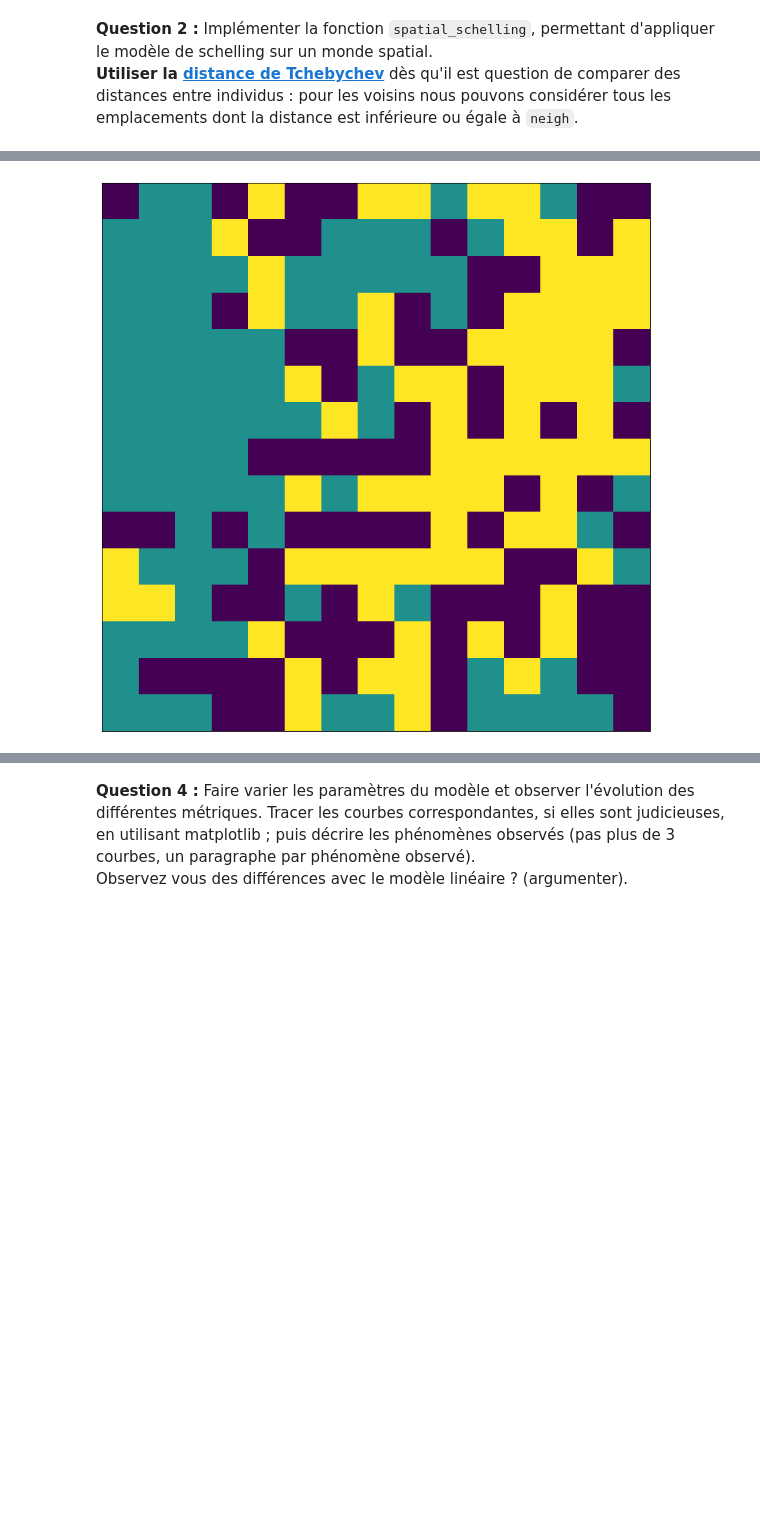
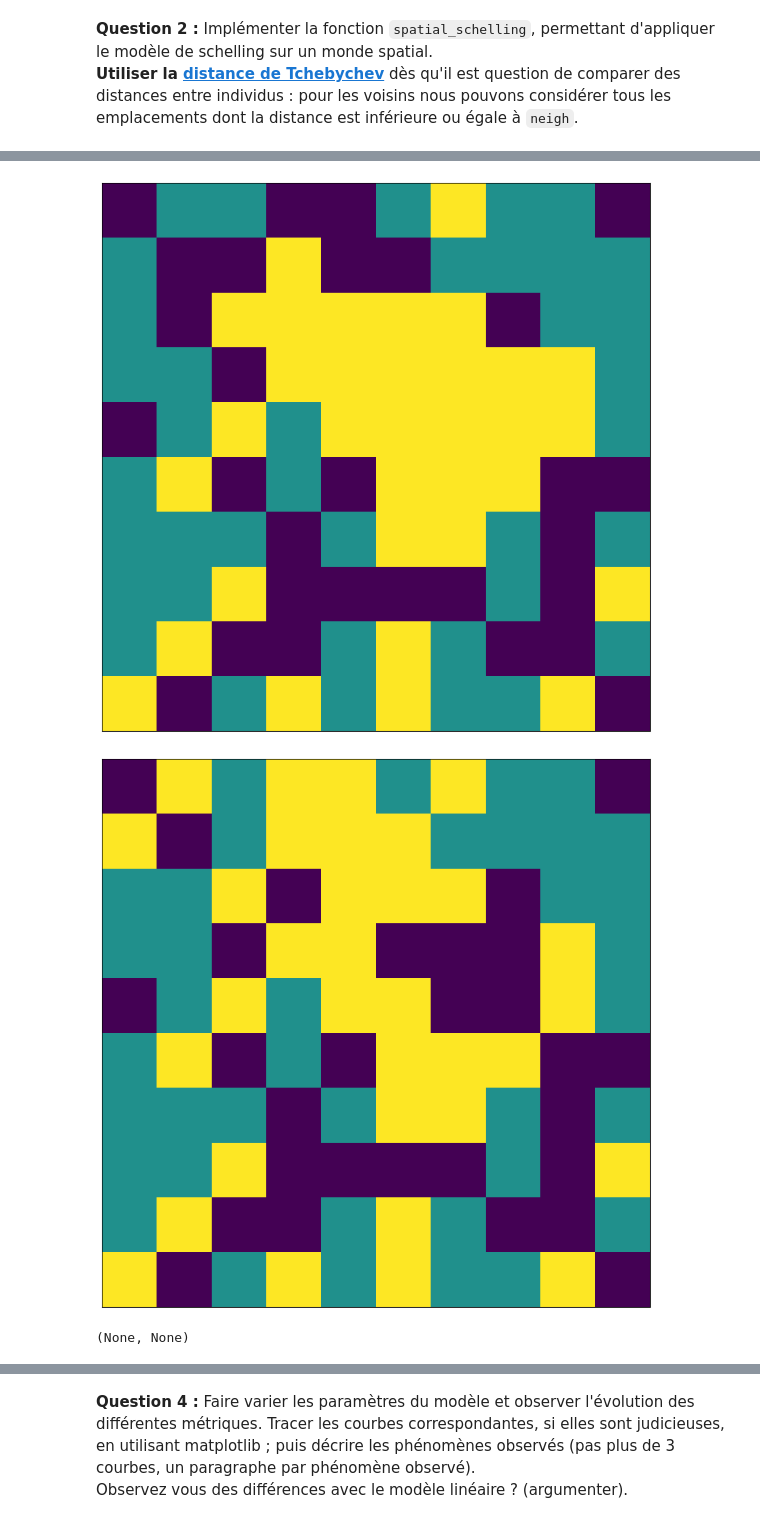
Before and after one commit to Paradise-Dami/Cours-Sorbonne-Imad, a Jupyter notebook: are dynamique/Schelling.ipynb, the cells around one changed output, grey strips where cells are left out. Cells and saved outputs as stored; diff of their text form; code cells hidden in the pictures; blank space fills up the shorter version.

````diff
--- a/are dynamique/Schelling.ipynb
+++ b/are dynamique/Schelling.ipynb
@@ -335,8 +335,8 @@ Il est alors plus aisé d’introduire des localisations non occupées. Dans ce
 # Paramètres du modèle Schelling (à modifier, ne pas oublier de réexécuter la cellule)
 neigh = 1       # Taille du voisinage
 threshold = 0.70 # Seuil de satisfaction
-max_iter = 12    # Nombre de tours
-n,m = 15,15       # Taille du monde (n,m)
+max_iter = 100    # Nombre de tours
+n,m = 10,10       # Taille du monde (n,m)
 # %% [markdown]
 **Question 1** : Implanter la fonction ```generate_spatial_world``` permettant de générer des mondes spatiaux aléatoirement (de même : s'interroger sur les paramètres nécessaires). Utiliser ```numpy.array```.
 *Indice* : Pour un emplacement innocupé, nous pouvons créer un nouveau type.
@@ -369,14 +363,15 @@ array([[-1,  0,  0, -1,  1, -1, -1,  1,  1,  0,  1,  1,  0, -1, -1],
 **Utiliser la [distance de Tchebychev](https://fr.wikipedia.org/wiki/Distance_de_Tchebychev)** dès qu'il est question de comparer des distances entre individus : pour les voisins nous pouvons considérer tous les emplacements dont la distance est inférieure ou égale à ```neigh```.
 # %%
 def spatial_neighborhood(cells,x,y,neigh,indMaisonVide):
-    lesvoisis=[]
+    voisins=[]
     for i in range(len(cells)):
         for j in range(len(cells[i])):
             distanceSchelling=max(abs(x-i),abs(y-j))
             if distanceSchelling<=neigh and distanceSchelling!=0 and cells[i][j]!=indMaisonVide:
-                lesvoisis.append([i,j])
-    return lesvoisis
+                voisins.append([i,j])
+    return voisins
 
+#print(spatial_neighborhood(x,4,4,neigh,-1))
 
 def satisfaction_ratio_spatial(cells,x1,y1,neigh,indMaisonVide):
     voisins=spatial_neighborhood(cells,x1,y1,neigh,indMaisonVide)
@@ -392,57 +387,61 @@ def satisfaction_ratio_spatial(cells,x1,y1,neigh,indMaisonVide):
         return 0
     return ratioVoisinsMemeType/len(voisins)
 
+#print(satisfaction_ratio_spatial(x,4,4,neigh,-1))
+
 def is_happy_spatial(cells,x,y,neigh,threshold,indMaisonVide):
     tauxSatisfaction=satisfaction_ratio_spatial(cells,x,y,neigh,indMaisonVide)
     return tauxSatisfaction >= threshold
 
-def relocation_spatial(cells,x1,y1,x2,y2):
+#print(is_happy_spatial(x,4,4,neigh,threshold,-1))
+
+def relocation_spatial(cells,x1,y1,x2,y2,indMaisonVide):
     nouveau_cells = np.copy(cells)
-    nouveau_cells[x2][y2]=nouveau_cells[x1][y1]
-    nouveau_cells[x1][y1] = cells[x2][y2]
+    if cells[x2][y2]==indMaisonVide:
+        nouveau_cells[x2][y2]=nouveau_cells[x1][y1]
+        nouveau_cells[x1][y1] = cells[x2][y2]
     return nouveau_cells
 
+#print(relocation_spatial(x,0,1,0,2,-1),"\n\n",x)
 
 def nearest_satisfying_spatial(cells,x,y,neigh,indMaisonVide,threshold):
     localisationsPossibles = []
 
     for i in range(len(cells)):
+        for j in range(len(cells[i])):
+            if (x!=i and y!=j):
+                if cells[x][y]!=-1:
+                    if (cells[i][j]!=cells[x][y]):
 
-        for j in range(len(cells[i])):
+                        nouveau_cells=relocation_spatial(cells,x,y,i,j,indMaisonVide)
+                        if is_happy_spatial(nouveau_cells,i,j,neigh,threshold,indMaisonVide):
+                            localisationsPossibles.append([i,j])
+    if localisationsPossibles != []:
+        distanceMin=max(abs(localisationsPossibles[0][0]-x),abs(localisationsPossibles[0][1]-y))
+    else:
+        return [x,y]
+    satisfaisantPlusProche=[]
+    for k in range(len(localisationsPossibles)):
+        if max(abs(x-localisationsPossibles[k][0]),abs(y-localisationsPossibles[k][1])) <= distanceMin:
+            distanceMin=max(abs(localisationsPossibles[k][0]-x),abs(localisationsPossibles[k][1]-y))
+            satisfaisantPlusProche=localisationsPossibles[k]
+    return satisfaisantPlusProche
 
-            if (x!=i and y!=j):
-
-                nouveau_cells=relocation_spatial(cells,x,y,i,j)
-                if not is_happy_spatial(nouveau_cells,i,j,neigh,threshold,indMaisonVide):
-                    localisationsPossibles.append([i,j])
-        if localisationsPossibles != []:
-            distanceMin=max(abs(localisationsPossibles[0][0]-x),abs(localisationsPossibles[0][1]-y))
-        else:
-            return [x,y]
-    satisfaisantsPlusProches=[]
-    for k in range(len(localisationsPossibles)):
-        for f in range(len(localisationsPossibles[k])):
-            if max(abs(x-localisationsPossibles[k][f]),abs(y-localisationsPossibles[k][f])) <= distanceMin:
-                satisfaisantsPlusProches.append(localisationsPossibles[k])
-    return satisfaisantsPlusProches[-1:][0]
+print(nearest_satisfying_spatial(x,9,7,neigh,-1,threshold))
 
 
 def spatial_schelling(cells,neigh,indMaisonVide,threshold,max_iter):
     nouveau_cells=np.copy(cells)
     for k in range(max_iter):
-        ancien_cells=np.copy(nouveau_cells)
         for i in range(len(cells)):
                 for j in range(len(cells[i])):
-                    if not is_happy_spatial(nouveau_cells, i,j, neigh, threshold,indMaisonVide):
-                        nouvelle_position=nearest_satisfying_spatial(cells,i,j,neigh,indMaisonVide,threshold)
+                    if not(is_happy_spatial(nouveau_cells,i,j,neigh,threshold,indMaisonVide)):
+                        nouvelle_position=nearest_satisfying_spatial(nouveau_cells,i,j,neigh,indMaisonVide,threshold)
                         x,y=nouvelle_position[0],nouvelle_position[1]
-                        nouveau_cells=relocation_spatial(nouveau_cells,i,j,x,y)
-                        #print(nouveau_cells)
+                        print(x,y)
+                        nouveau_cells=relocation_spatial(nouveau_cells,i,j,x,y,indMaisonVide)
     return nouveau_cells
 
-
-#print(nearest_satisfying_spatial(x,0,1,neigh,-1,threshold))
-a=spatial_schelling(x,neigh,-1,threshold,max_iter+70)
-a,a==x
+a=spatial_schelling(x,neigh,-1,threshold,max_iter)
 plot_world(a),plot_world(x)
 # %% [output]
@@ -449 +465,3 @@ plot_world(a),plot_world(x)
-[figure, old version]
+[figure, new version]
+[figure, added]
+(None, None)
````
Also changed, not shown: parts of 4 cells of this notebook.
